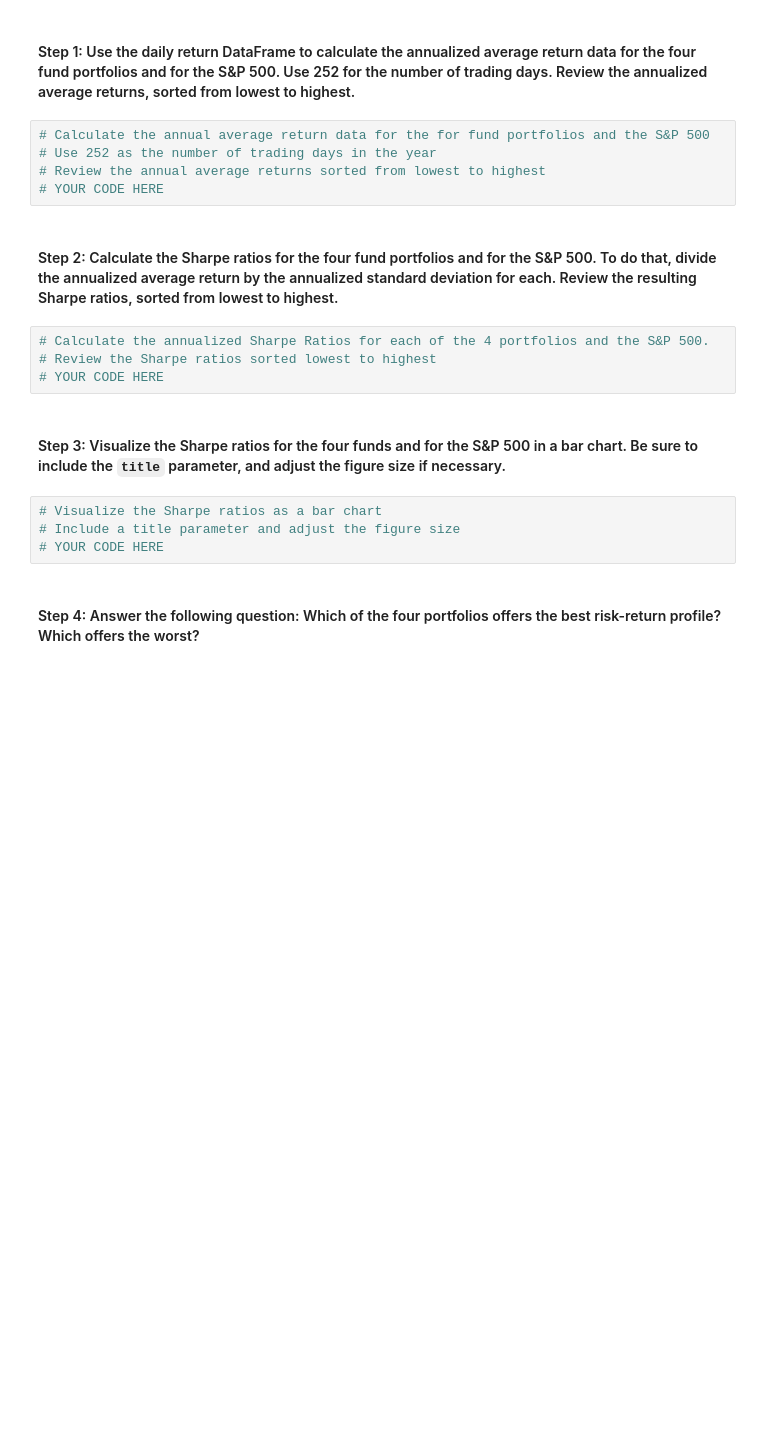
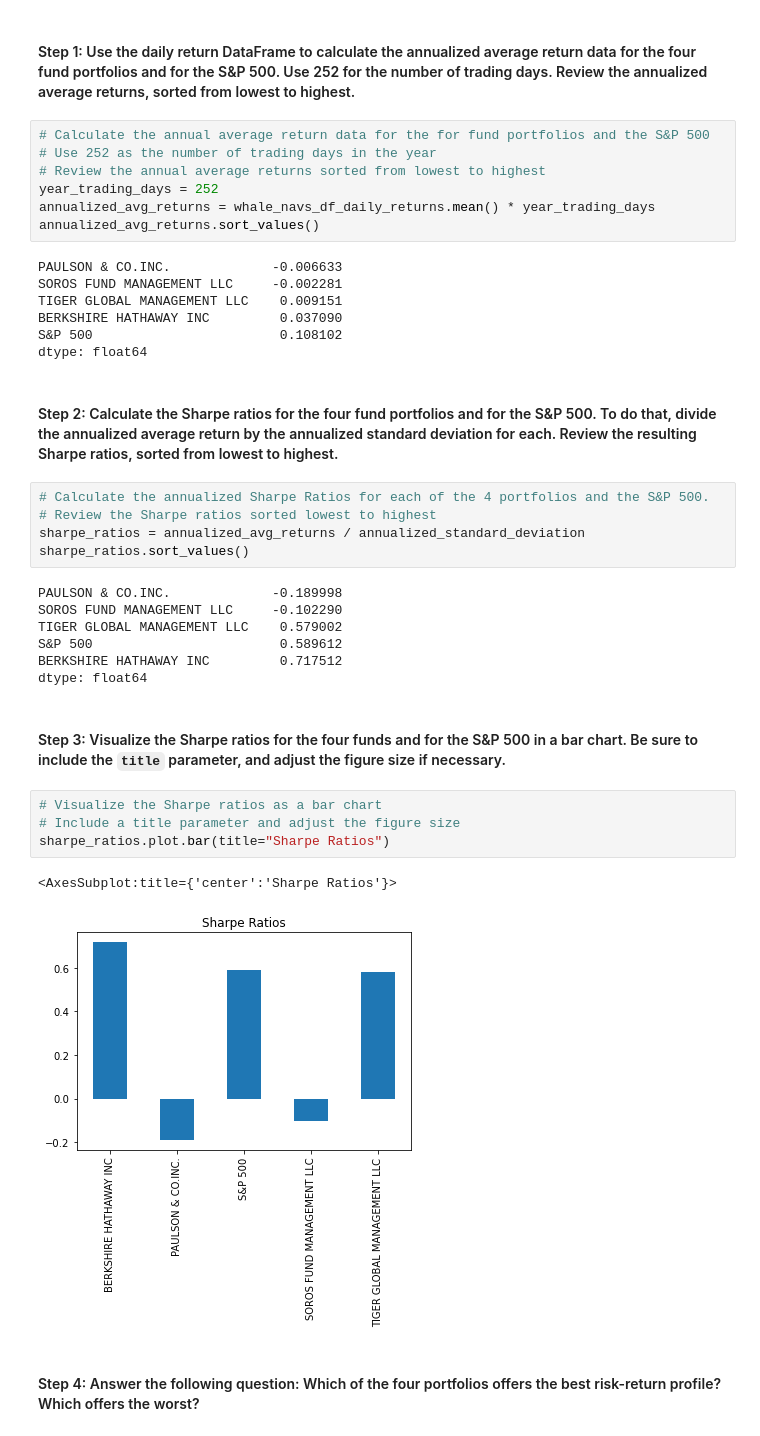
Before and after one commit to NomanZubairi/Pandas-Risk-Analysis, a Jupyter notebook: risk_return_analysis.ipynb, the cells around one changed output. Drawn from its saved outputs; the diff is of its cells as text; blank space fills up the shorter version.

Commit message:
Analyzed the risk return profile

```diff
--- a/risk_return_analysis.ipynb
+++ b/risk_return_analysis.ipynb
@@ -306,19 +306,39 @@ To determine the overall risk of an asset or portfolio, quantitative analysts an
 # Calculate the annual average return data for the for fund portfolios and the S&P 500
 # Use 252 as the number of trading days in the year
 # Review the annual average returns sorted from lowest to highest
-# YOUR CODE HERE
+year_trading_days = 252
+annualized_avg_returns = whale_navs_df_daily_returns.mean() * year_trading_days
+annualized_avg_returns.sort_values()
+# %% [output]
+PAULSON & CO.INC.             -0.006633
+SOROS FUND MANAGEMENT LLC     -0.002281
+TIGER GLOBAL MANAGEMENT LLC    0.009151
+BERKSHIRE HATHAWAY INC         0.037090
+S&P 500                        0.108102
+dtype: float64
 # %% [markdown]
 #### Step 2: Calculate the Sharpe ratios for the four fund portfolios and for the S&P 500. To do that, divide the annualized average return by the annualized standard deviation for each. Review the resulting Sharpe ratios, sorted from lowest to highest.
 # %%
 # Calculate the annualized Sharpe Ratios for each of the 4 portfolios and the S&P 500.
 # Review the Sharpe ratios sorted lowest to highest
-# YOUR CODE HERE
+sharpe_ratios = annualized_avg_returns / annualized_standard_deviation
+sharpe_ratios.sort_values()
+# %% [output]
+PAULSON & CO.INC.             -0.189998
+SOROS FUND MANAGEMENT LLC     -0.102290
+TIGER GLOBAL MANAGEMENT LLC    0.579002
+S&P 500                        0.589612
+BERKSHIRE HATHAWAY INC         0.717512
+dtype: float64
 # %% [markdown]
 #### Step 3: Visualize the Sharpe ratios for the four funds and for the S&P 500 in a bar chart. Be sure to include the `title` parameter, and adjust the figure size if necessary.
 # %%
 # Visualize the Sharpe ratios as a bar chart
 # Include a title parameter and adjust the figure size
-# YOUR CODE HERE
+sharpe_ratios.plot.bar(title="Sharpe Ratios")
+# %% [output]
+<AxesSubplot:title={'center':'Sharpe Ratios'}>
+[figure, added]
 # %% [markdown]
 #### Step 4: Answer the following question: Which of the four portfolios offers the best risk-return profile? Which offers the worst?
 # %% [markdown]
```
Also changed, not shown: parts of 2 cells of this notebook.
